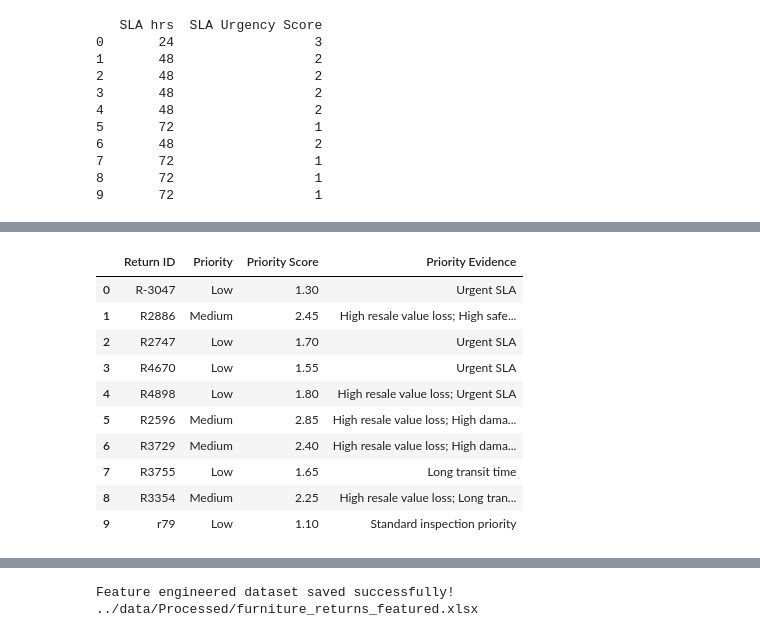
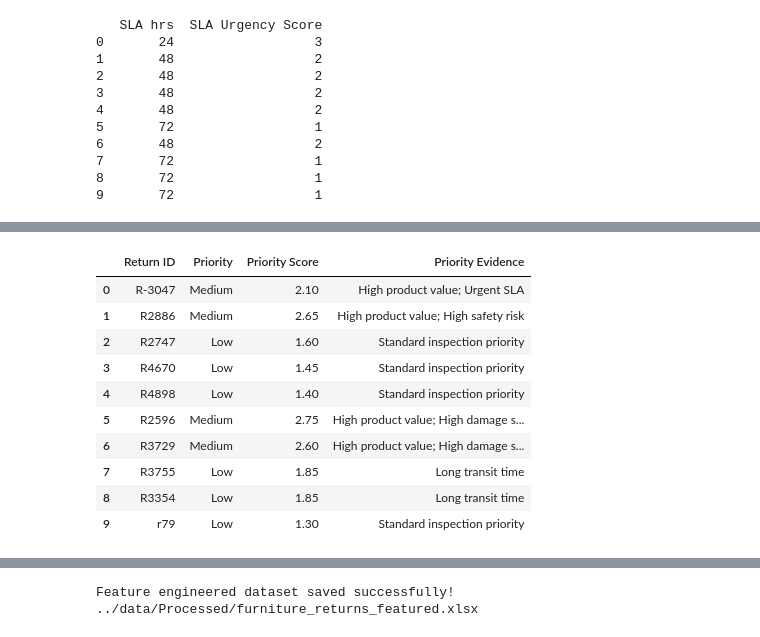
Before and after one commit to hariprabhapk6/Furniture-Return-Prioritizer, a Jupyter notebook: Notebooks/03_feature_engineering.ipynb, the cells around one changed output, grey strips where cells are left out. Saved outputs shown, nothing was run; the diff lists cells and outputs as text; code cells hidden in the pictures.

```diff
--- a/Notebooks/03_feature_engineering.ipynb
+++ b/Notebooks/03_feature_engineering.ipynb
@@ -74,7 +71,0 @@ df[important_columns].head(10)
-# %%
-df["Value Loss ₹"] = (
-    df["Resale Before ₹"]
-    - df["Resale After ₹"]
-)
-
-df["Value Loss ₹"].head()
@@ -511,0 +346,22 @@ df[
+# %%
+value_q1 = df["Value ₹"].quantile(0.25)
+value_q2 = df["Value ₹"].quantile(0.50)
+value_q3 = df["Value ₹"].quantile(0.75)
+
+def value_risk(value):
+    if value <= value_q1:
+        return 1
+    elif value <= value_q2:
+        return 2
+    elif value <= value_q3:
+        return 3
+    else:
+        return 4
+
+df["Value Risk Score"] = df["Value ₹"].apply(value_risk)
+
+print(
+    df[
+        ["Value ₹", "Value Risk Score"]
+    ].head(10)
+)
@@ -512,7 +380,7 @@ df[
 # %%
 df["Priority Score"] = (
 
-    df["Value Loss Risk Score"] * 0.30 +
+    df["Value Risk Score"] * 0.30 +
 
     df["Severity Score"] * 0.20 +
 
@@ -529,7 +397,7 @@ df["Priority Score"] = df["Priority Score"].round(2)
 
 df[
     [
-        "Value Loss Risk Score",
+        "Value Risk Score",
         "Severity Score",
         "Safety Score",
         "Transit Risk Score",
@@ -579,8 +447,8 @@ def create_evidence(row):
 
     reasons = []
 
-    if row["Value Loss Risk Score"] >= 3:
-        reasons.append("High resale value loss")
+    if row["Value Risk Score"] >= 4:
+        reasons.append("High product value")
 
     if row["Severity Score"] >= 3:
         reasons.append("High damage severity")
@@ -590,43 +458,43 @@ def create_evidence(row):
 
     if row["Transit Risk Score"] >= 3:
         reasons.append("Long transit time")
 
     if row["SLA Urgency Score"] >= 3:
         reasons.append("Urgent SLA")
 
     if row["Condition Risk Score"] >= 3:
         reasons.append("Serious condition issue")
 
     if not reasons:
         reasons.append("Standard inspection priority")
 
     return "; ".join(reasons)
 
 
 df["Priority Evidence"] = (
     df.apply(create_evidence, axis=1)
 )
 
 df[
     [
         "Return ID",
         "Priority",
         "Priority Score",
         "Priority Evidence"
     ]
 ].head(10)
 # %% [output]
 |  | Return ID | Priority | Priority Score | Priority Evidence |
-| 0 | R-3047 | Low | 1.30 | Urgent SLA |
-| 1 | R2886 | Medium | 2.45 | High resale value loss; High safe... |
-| 2 | R2747 | Low | 1.70 | Urgent SLA |
-| 3 | R4670 | Low | 1.55 | Urgent SLA |
-| 4 | R4898 | Low | 1.80 | High resale value loss; Urgent SLA |
-| 5 | R2596 | Medium | 2.85 | High resale value loss; High dama... |
-| 6 | R3729 | Medium | 2.40 | High resale value loss; High dama... |
-| 7 | R3755 | Low | 1.65 | Long transit time |
-| 8 | R3354 | Medium | 2.25 | High resale value loss; Long tran... |
-| 9 | r79 | Low | 1.10 | Standard inspection priority |
+| 0 | R-3047 | Medium | 2.10 | High product value; Urgent SLA |
+| 1 | R2886 | Medium | 2.65 | High product value; High safety risk |
+| 2 | R2747 | Low | 1.60 | Standard inspection priority |
+| 3 | R4670 | Low | 1.45 | Standard inspection priority |
+| 4 | R4898 | Low | 1.40 | Standard inspection priority |
+| 5 | R2596 | Medium | 2.75 | High product value; High damage s... |
+| 6 | R3729 | Medium | 2.60 | High product value; High damage s... |
+| 7 | R3755 | Low | 1.85 | Long transit time |
+| 8 | R3354 | Low | 1.85 | Long transit time |
+| 9 | r79 | Low | 1.30 | Standard inspection priority |
 # %%
 high_priority = df[
     df["Priority"] == "High"
```
Also changed, not shown: parts of 18 cells of this notebook, 16 other files.
